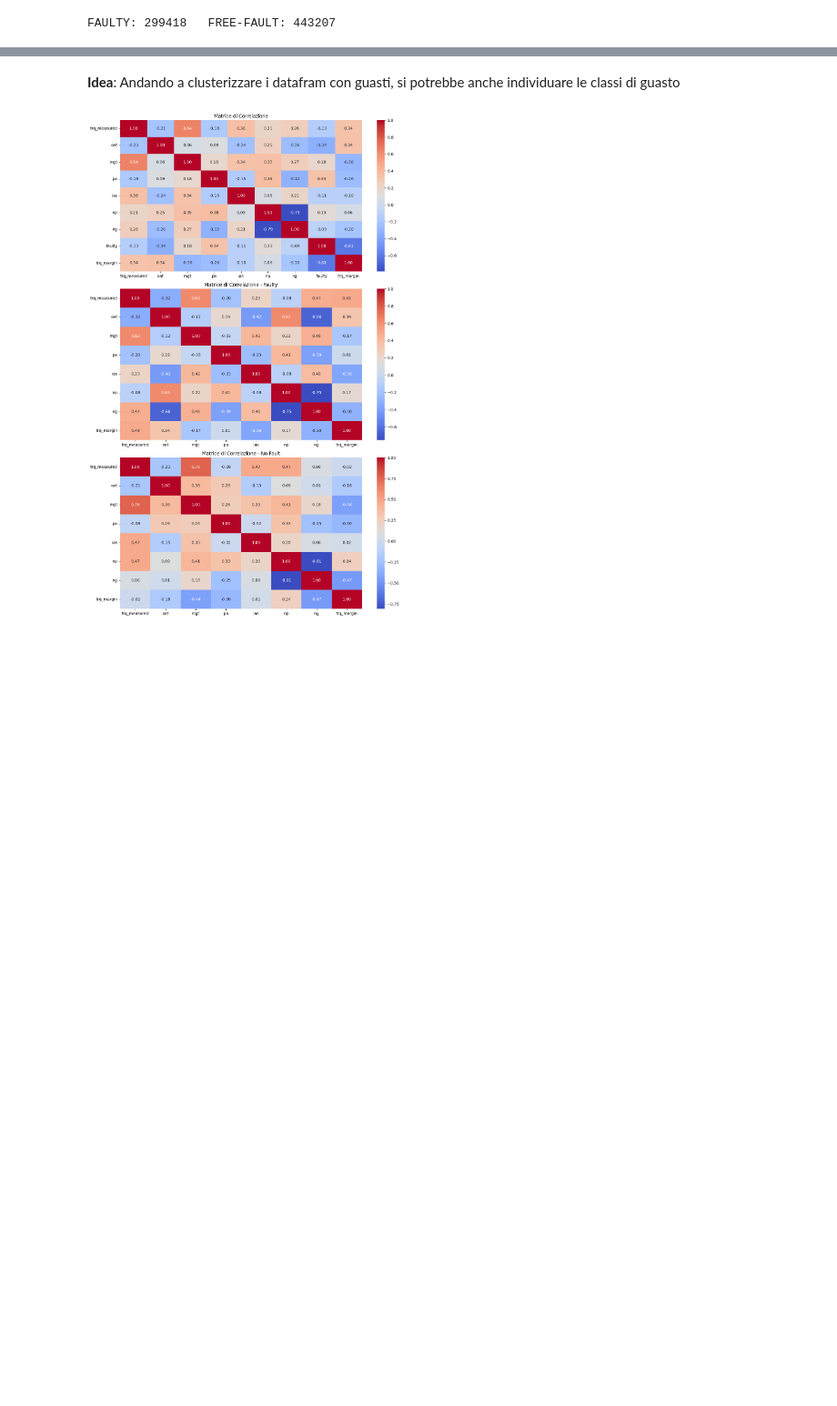
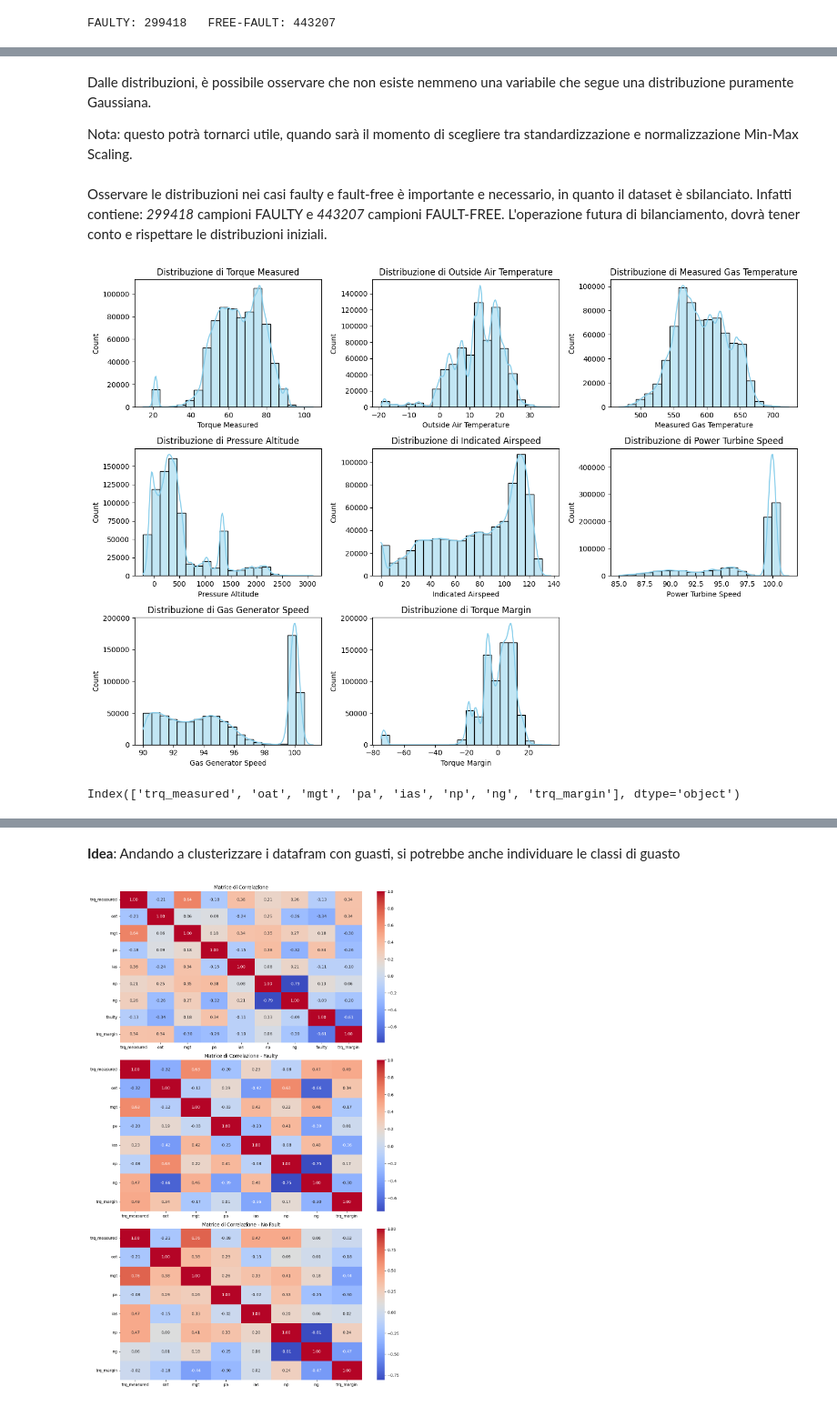
Before and after one commit to lucabellantee/FlyGuard, a Jupyter notebook: data_visualization.ipynb, the cells around one changed output, grey strips where cells are left out. Shown at 91% size. Cells and saved outputs as stored; diff of their text form; code cells hidden in the pictures; blank space fills up the shorter version.

```diff
--- a/data_visualization.ipynb
+++ b/data_visualization.ipynb
@@ -90,0 +93,24 @@ plt.show()
+# %% [markdown]
+Dalle distribuzioni, è possibile osservare che non esiste nemmeno una variabile che segue una distribuzione puramente Gaussiana.
+
+Nota: questo potrà tornarci utile, quando sarà il momento di scegliere tra standardizzazione e normalizzazione Min-Max Scaling.
+# %% [markdown]
+Osservare le distribuzioni nei casi faulty e fault-free è importante e necessario, in quanto il dataset è sbilanciato. Infatti contiene:  *299418* campioni FAULTY e  *443207* campioni FAULT-FREE.
+L'operazione futura di bilanciamento, dovrà tener conto e rispettare le distribuzioni iniziali.
+# %%
+df_columns = [col for col in df.columns if col != 'faulty']
+
+
+plt.figure(figsize=(14, 10))
+
+# Creiamo un grafico a sottomatrici per ogni colonna rimanente
+for i, column in enumerate(df_columns):
+    plt.subplot(3, 3, i + 1)  # Griglia di subplot 3x3
+    sns.histplot(df[column], kde=True, color='skyblue', bins=20)  # Istogramma con curva KDE
+    plt.title(f'Distribuzione di {title[i]}', fontsize=12)
+    plt.xlabel(title[i], fontsize=10)
+    plt.tight_layout()
+
+plt.show()
+# %% [output]
+[figure, added]
@@ -90,0 +120,4 @@ plt.show()
+# %%
+print(df_fault.columns)
+# %% [output]
+Index(['trq_measured', 'oat', 'mgt', 'pa', 'ias', 'np', 'ng', 'trq_margin'], dtype='object')
```
Also changed, not shown: parts of 9 cells of this notebook, 1 other file.
